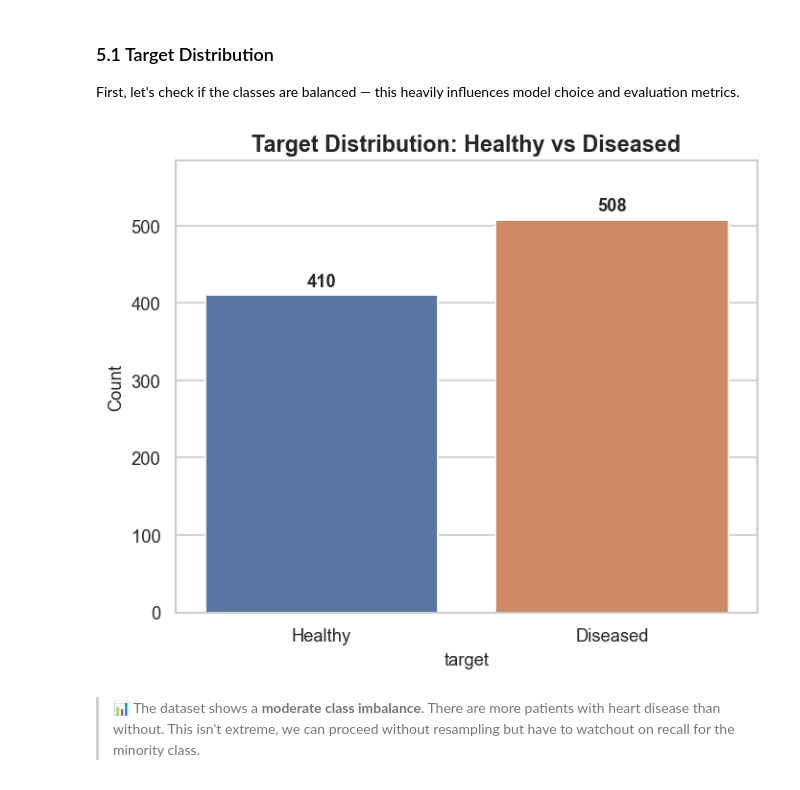
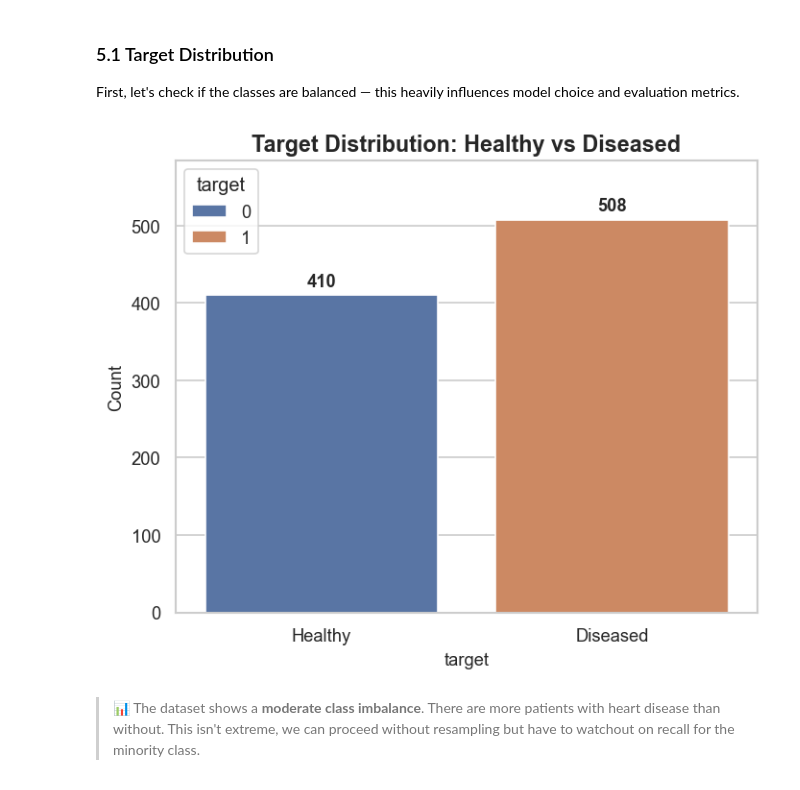
Before and after one commit to Vassista/heart-disease-prediction, a Jupyter notebook: heart-disease.ipynb, the cells around one changed output. Cells and saved outputs as stored; diff of their text form; code cells hidden in the pictures.

Commit message:
Fix: count plot healthy vs diseased

```diff
--- a/heart-disease.ipynb
+++ b/heart-disease.ipynb
@@ -241,23 +241,24 @@ Before building any model, lets explore the data to uncover **patterns**, **clas
 First, let's check if the classes are balanced — this heavily influences model choice and evaluation metrics.
 # %%
 fig,ax = plt.subplots(figsize=(6,5))
-sns.countplot(data=df, x="target",hue="target",ax=ax,palette=PALETTE[:2],edgecolor="white");
+sns.countplot(data=df, x="target", hue="target", ax=ax, palette=PALETTE[:2], edgecolor="white")
 
 # Add count on top of each bar
 for container in ax.containers:
     ax.bar_label(container, fontweight="bold", fontsize=11, padding=3)
 
 # Customising the plot
-ax.set(title="Count of healthy and diseased people");
+ax.set(title="Count of healthy and diseased people")
 ax.set_title("Target Distribution: Healthy vs Diseased")
 ax.set_ylabel("Count")
 ax.set_xticklabels(["Healthy", "Diseased"])
-ax.set_ylim(0, max(target_counts["count"].to_list()) * 1.15)
-ax.legend().remove()
+
+ax.set_ylim(0, max([p.get_height() for p in ax.patches]) * 1.15)
+
 plt.tight_layout()
 plt.show()
 # %% [output]
-[figure, old version]
+[figure, new version]
 # %% [markdown]
 > 📊 The dataset shows a **moderate class imbalance**. There are more patients with heart disease than without. This isn't extreme, we can proceed without resampling but have to watchout on recall for the minority class.
 # %% [markdown]
```
Also changed, not shown: parts of 2 cells of this notebook.
